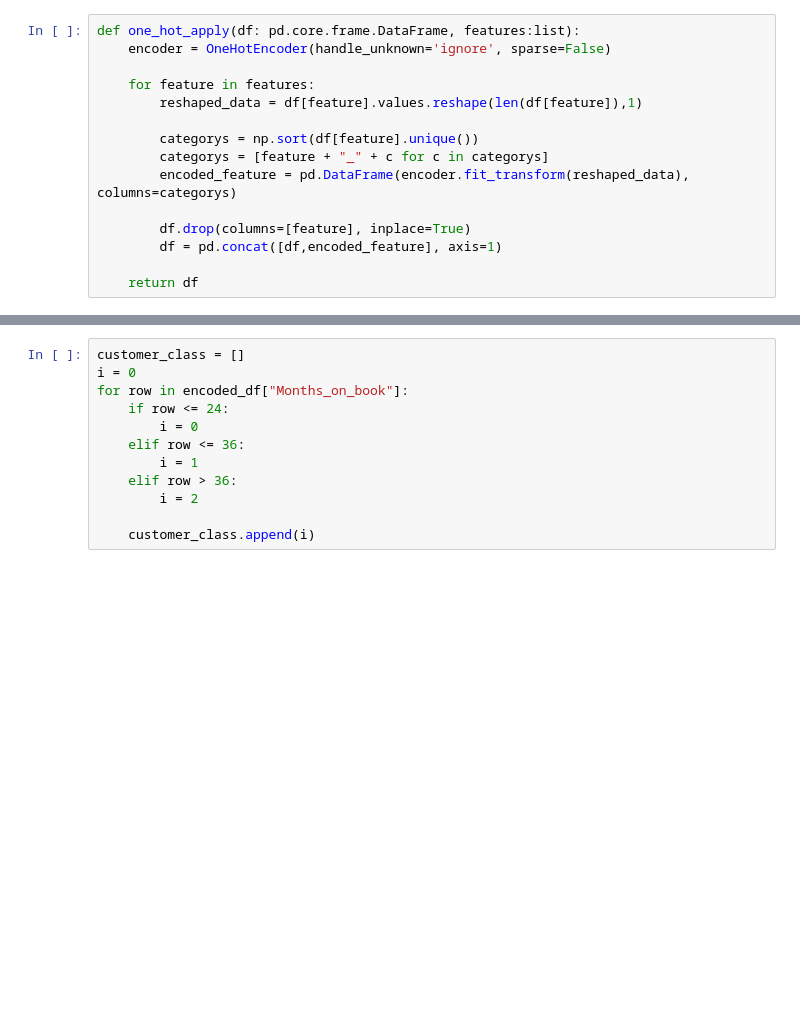
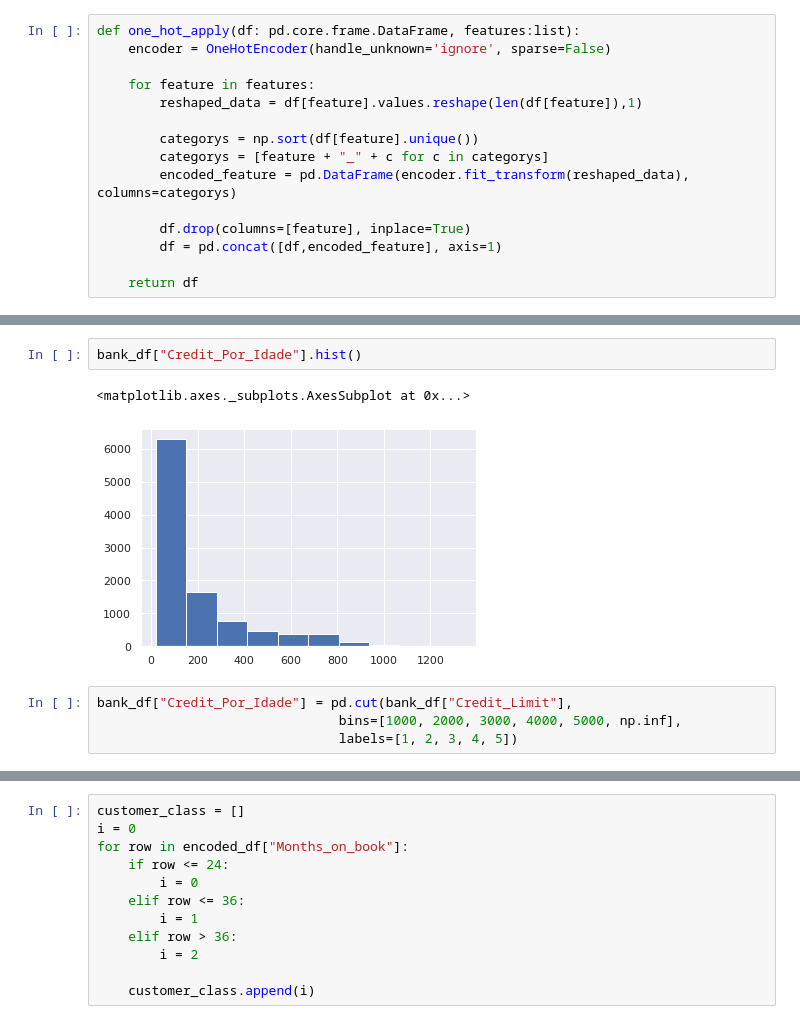
Before and after one commit to pedroernesto00/-CK0223---Mineracao-de-Dados---Trabalho-Final, a Jupyter notebook: Checkpoint #3.ipynb, the cells around one changed output, grey strips where cells are left out. Cells and saved outputs as stored; diff of their text form; blank space fills up the shorter version.

```diff
--- a/Checkpoint #3.ipynb
+++ b/Checkpoint #3.ipynb
@@ -85,0 +334,9 @@ def one_hot_apply(df: pd.core.frame.DataFrame, features:list):
+# %%
+bank_df["Credit_Por_Idade"].hist()
+# %% [output]
+<matplotlib.axes._subplots.AxesSubplot at 0x...>
+[figure, added]
+# %%
+bank_df["Credit_Por_Idade"] = pd.cut(bank_df["Credit_Limit"],
+                               bins=[1000, 2000, 3000, 4000, 5000, np.inf],
+                               labels=[1, 2, 3, 4, 5])
```
Also changed, not shown: parts of 153 cells of this notebook.
